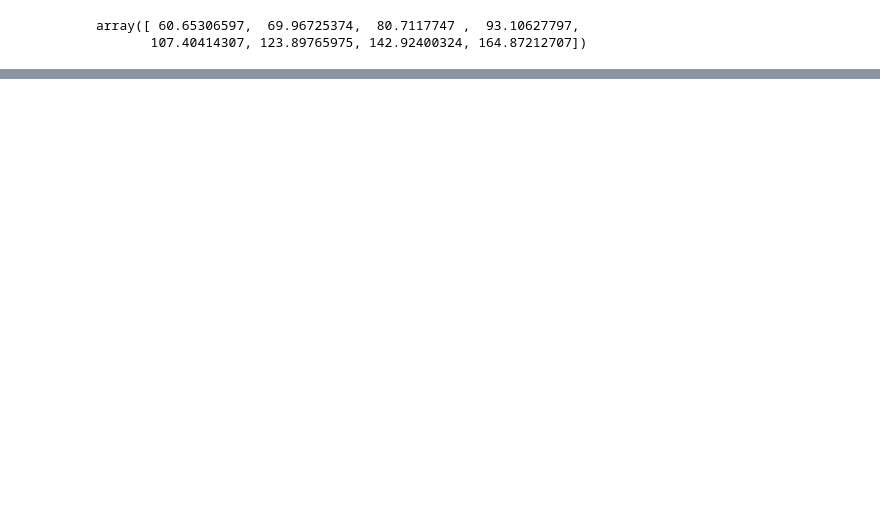
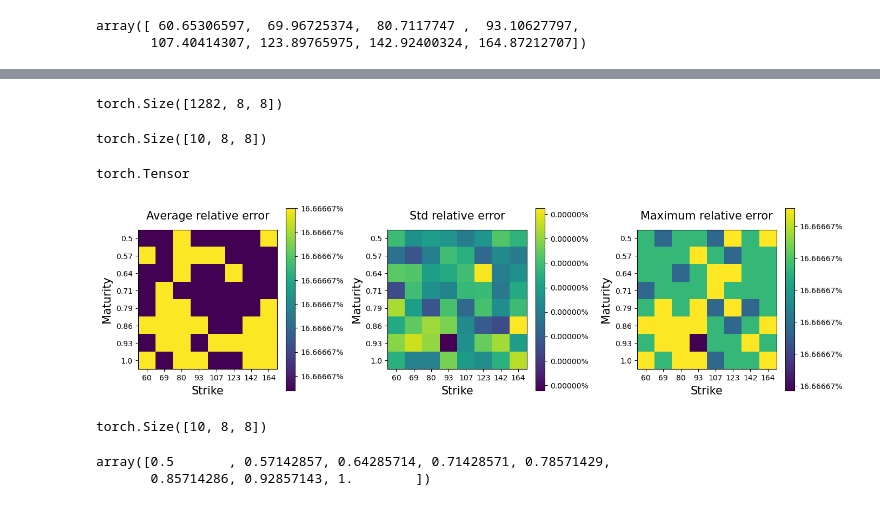
Before and after one commit to ykh720/ncsn, a Jupyter notebook: mask.ipynb, the cells around one changed output, grey strips where cells are left out. Drawn from its saved outputs; the diff is of its cells as text; code cells hidden in the pictures; blank space fills up the shorter version.

```diff
--- a/mask.ipynb
+++ b/mask.ipynb
@@ -186,0 +182,24 @@ plt.ylabel("Maturity",fontsize=15,labelpad=5)
+# %%
+IVStrain, IVStest = train_test_split(totalvarsurface, test_size = 0.2, random_state = 42)
+# %%
+from datasets.Dset import *
+from torch.utils.data import DataLoader, Subset
+
+dataset = Dset(IVStest)
+dataset = Dset(IVStest)
+batch_size = 10
+dataloader = DataLoader(dataset, batch_size=batch_size,shuffle=True, drop_last=True)
+refer_image = next(iter(dataloader))
+# %%
+dataset.x.
+# %% [output]
+torch.Size([1282, 8, 8])
+# %%
+refer_image.shape
+# %% [output]
+torch.Size([10, 8, 8])
+# %%
+pred_test = refer_image * 1.2
+type(pred_test)
+# %% [output]
+torch.Tensor
@@ -186,0 +261,15 @@ plt.ylabel("Maturity",fontsize=15,labelpad=5)
+# %%
+# savepath2 = os.path.join(self.args.image_folder, 'ivs_error_inpaintingtest.png')
+inpainting_error_torch(pred_test, refer_image, Klist, tlist, 'ivs_error_inpaintingtest.png', )
+# %% [output]
+[figure, added]
+# %%
+pred_test.shape
+# %% [output]
+torch.Size([10, 8, 8])
+# %%
+totalvarsurface
+tlist
+# %% [output]
+array([0.5       , 0.57142857, 0.64285714, 0.71428571, 0.78571429,
+       0.85714286, 0.92857143, 1.        ])
```
Also changed, not shown: parts of 14 cells of this notebook, 4 other files.
